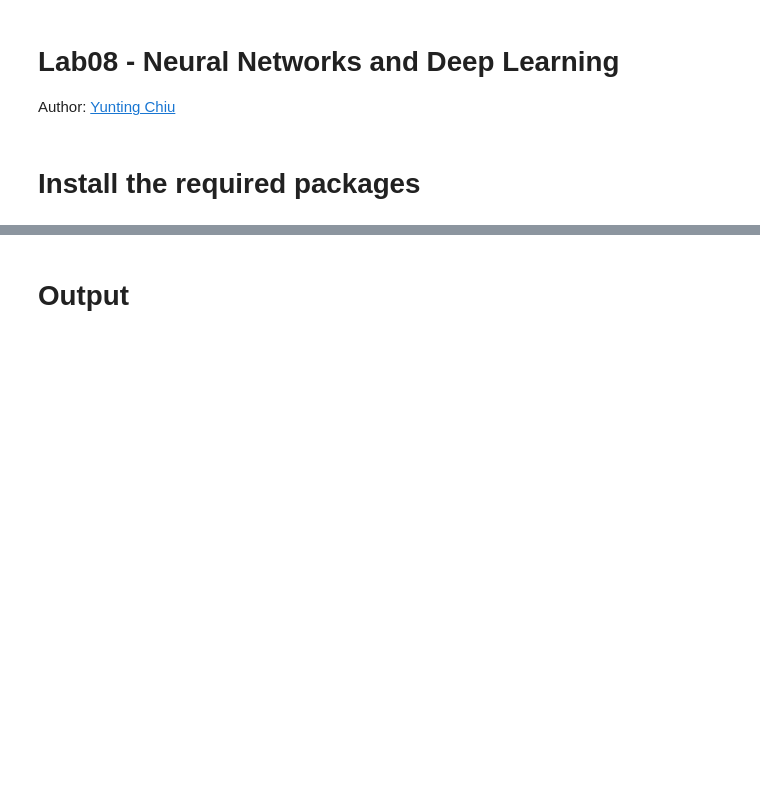
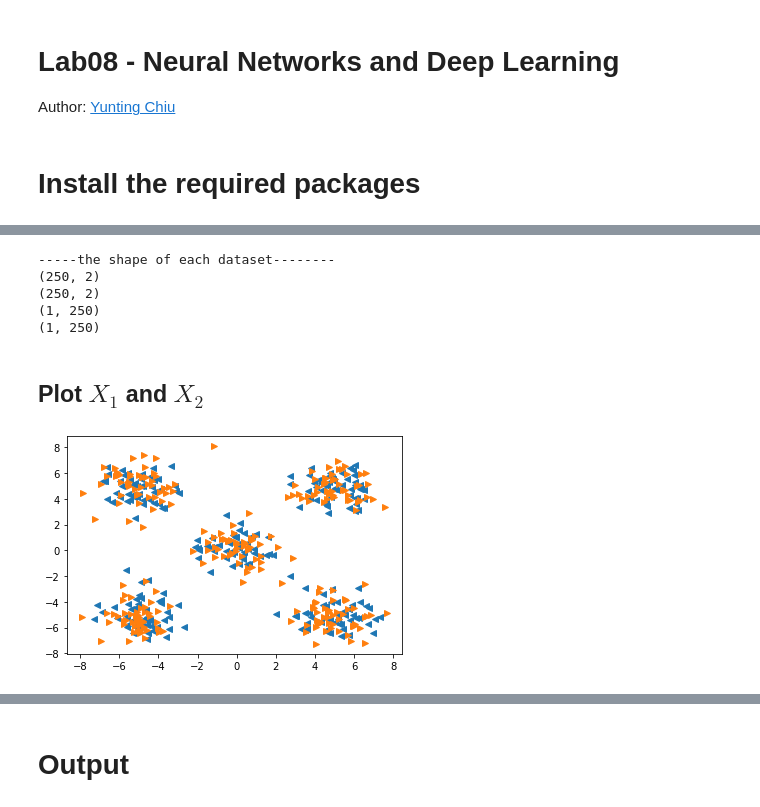
Before and after one commit to twyunting/DATA-642_Advanced_Machine_Learning, a Jupyter notebook: Labs/08/submit/Lab8_Yunting.ipynb, the cells around one changed output, grey strips where cells are left out. Saved outputs shown, nothing was run; the diff lists cells and outputs as text; code cells hidden in the pictures; blank space fills up the shorter version.

```diff
--- a/Labs/08/submit/Lab8_Yunting.ipynb
+++ b/Labs/08/submit/Lab8_Yunting.ipynb
@@ -339,0 +112,27 @@ AxisError: ignored
+# %%
+#X1, X2, y1, y2 = train_test_split(data[:, 0:2], data[:, 2:], test_size= 0.5, random_state=100) # 50% for training, 50 for of testing, ans shuffle
+#x_train = X1[:, 0:2]
+#y_train = X1[:, 2:]
+#x_test = X2[:, 0:2]
+#y_test = X2[:, 2:]
+print("-----the shape of each dataset--------")
+print(X1.shape)
+print(X2.shape)
+print(y1.shape) # should transpose when fitting model
+print(y2.shape) # should transpose when fitting model
+# %% [output]
+-----the shape of each dataset--------
+(250, 2)
+(250, 2)
+(1, 250)
+(1, 250)
+# %% [markdown]
+## Plot $X_1$ and $X_2$
+# %%
+# plt.scatter(x_train[:, 0], x_train[:, 1], c = 'blue')
+# plt.scatter(x_test[:, 0], x_test[:, 1], c = 'green')
+plt.figure(1)
+_ = plt.plot(X1[:, 0], X1[:, 1], '<', X2[:, 0], X2[:, 1], '>')
+#_ = plt.plot(X1[np.where(y1 == 1), 0], X1[np.where(y1 == 1), 1], 'r.', X1[np.where(y1 == -1), 0], X1[np.where(y1 == -1), 1], 'bx')
+# %% [output]
+[figure, added]
```
Also changed, not shown: parts of 50 cells of this notebook, 1 other file.
